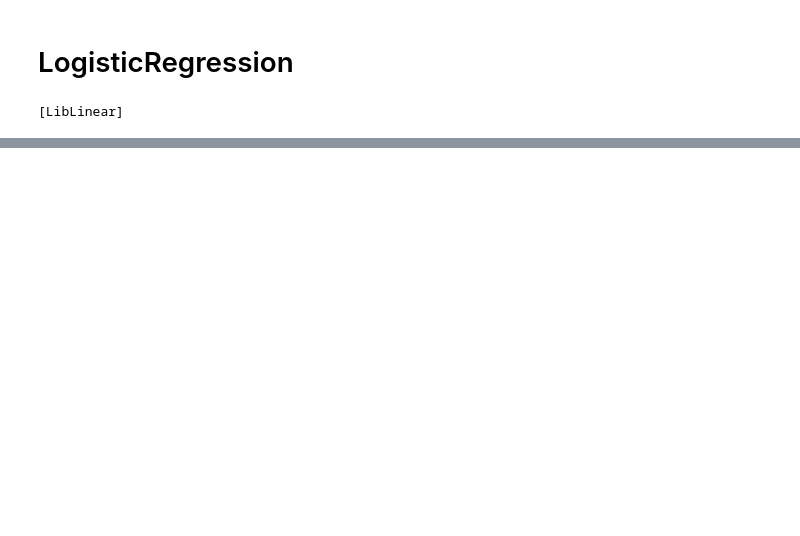
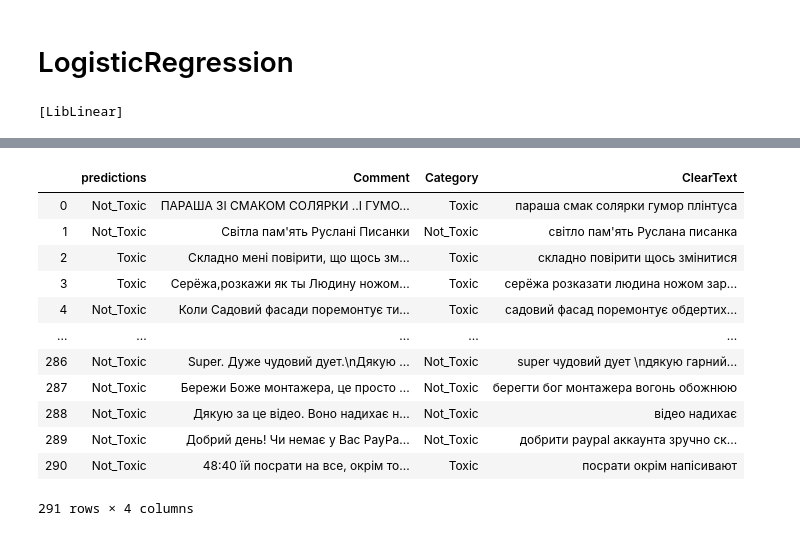
Before and after one commit to ElenaGrischenko/NLP, a Jupyter notebook: NLP.ipynb, the cells around one changed output, grey strips where cells are left out. Saved outputs shown, nothing was run; the diff lists cells and outputs as text; code cells hidden in the pictures; blank space fills up the shorter version.

Commit message:
Added dataset and results

```diff
--- a/NLP.ipynb
+++ b/NLP.ipynb
@@ -23,7 +23,6 @@ def ClearText(text):
     cleartext = re.sub('\-\s\r\n\s{1,}|\-\s\r\n|\r\n', '', cleartext)
     #залишаємо лише слова, прибираємо пунктуацію та числа
     cleartext = re.sub('[.,:;_%©?*,!@#$%^&()\d]|[+=]|[[]|[]]|[/]|"|\s{2,}|-', ' ', cleartext) #deleting symbols
-    remove_digits = str.maketrans('', '', digits)
     #cleartext = cleartext.translate(remove_digits)
     cleartext = cleartext.replace("\\", "")
     cleartext = cleartext.rstrip()
@@ -31,12 +30,12 @@ def ClearText(text):
     cleartext = re.sub(" +", " ", cleartext)
     #ділимо речення на список слів, розбиваємо по пробілам
     cleartext = re.split(" ", cleartext)
-    #лематизація слів
-    cleartext = [simplemma.lemmatize(word, lang='uk') for word in cleartext]
     #прибираємо стопслова
     cleartext = [word for word in cleartext if word not in stop_words]
     #прибираємо слова, довжина який менше 3 букв
     cleartext = [word for word in cleartext if len(word) > 3]
+    #лематизація слів
+    cleartext = [simplemma.lemmatize(word, lang='uk') for word in cleartext]
     return ' '.join(cleartext)
 # %%
 print(stop_words)
@@ -53,3 +52,7 @@ df_train.head()
 | 2 | Дякую команді за такий чудовий пр... | Not_Toxic |
 | 3 | Щодо танго не згодна. Виглядає та... | Not_Toxic |
 | 4 | Людмила дуже гарна жінка, їй дуже... | Not_Toxic |
+# %%
+df = pd.read_excel('C:/Users/helen/OneDrive/Рабочий стол/пары/NLP_all.xlsx')
+df = df.sample(frac=1)
+df
@@ -56,3 +73,6 @@ df_train.head()
+# %%
+df_train = df.iloc [:round(df.shape[0]*0.75)]
+df_test = df.iloc [round(df.shape[0]*0.75):]
 # %%
 df_train['ClearText'] = df_train.apply(lambda x: ClearText(x['Comment']), axis=1)
 df_test['ClearText'] = df_test.apply(lambda x: ClearText(x['Comment']), axis=1)
@@ -140,0 +191,20 @@ np.mean(predicted_log_reg == df_test['Category'])
+# %%
+predicted_log_reg_df = pd.DataFrame(predicted_log_reg, columns=['predictions'])
+df_test.index = range(0, df_test.shape[0])
+result = pd.concat([predicted_log_reg_df, df_test], axis=1)
+result.to_csv('C:/Users/helen/OneDrive/Рабочий стол/пары/prediction.csv')
+result
+# %% [output]
+|  | predictions | Comment | Category | ClearText |
+| 0 | Not_Toxic | ПАРАША ЗІ СМАКОМ СОЛЯРКИ ..І ГУМО... | Toxic | параша смак солярки гумор плінтуса |
+| 1 | Not_Toxic | Світла пам'ять Руслані Писанки | Not_Toxic | світло пам'ять Руслана писанка |
+| 2 | Toxic | Складно мені повірити, що щось зм... | Toxic | складно повірити щось змінитися |
+| 3 | Toxic | Серёжа,розкажи як ты Людину ножом... | Toxic | серёжа розказати людина ножом зар... |
+| 4 | Not_Toxic | Коли Садовий фасади поремонтує ти... | Toxic | садовий фасад поремонтує обдертих... |
+| ... | ... | ... | ... | ... |
+| 286 | Not_Toxic | Super. Дуже чудовий дует.\nДякую ... | Not_Toxic | super чудовий дует \nдякую гарний... |
+| 287 | Not_Toxic | Бережи Боже монтажера, це просто ... | Not_Toxic | берегти бог монтажера вогонь обожнюю |
+| 288 | Not_Toxic | Дякую за це відео. Воно надихає н... | Not_Toxic | відео надихає |
+| 289 | Not_Toxic | Добрий день! Чи немає у Вас PayPa... | Not_Toxic | добрити paypal аккаунта зручно ск... |
+| 290 | Not_Toxic | 48:40 їй посрати на все, окрім то... | Toxic | посрати окрім напісивают |
+291 rows × 4 columns
```
Also changed, not shown: parts of 9 cells of this notebook, 3 other files.
